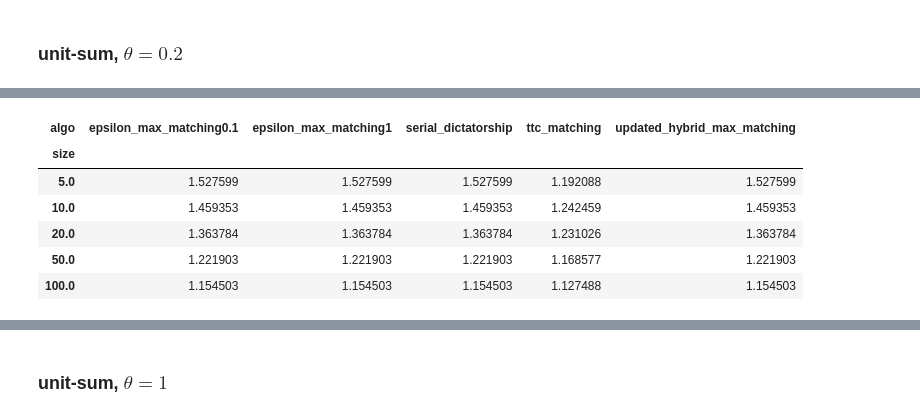
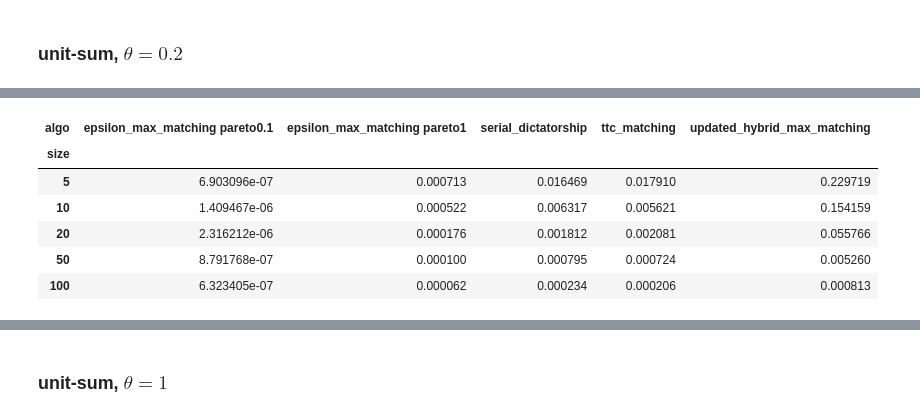
Before and after one commit to LEFTA98/DistortionSim, a Jupyter notebook: ijcai data analysis.ipynb, the cells around one changed output, grey strips where cells are left out. Cells and saved outputs as stored; diff of their text form; code cells hidden in the pictures.

Commit message:
added finalized experiments for ijcai

```diff
--- a/ijcai data analysis.ipynb
+++ b/ijcai data analysis.ipynb
@@ -7,7 +7,7 @@ import matplotlib.pyplot as plt
 # %% [markdown]
 ## Step 0: Data verification
 # %%
-path = "C:/Users/sqshy/Desktop/University/Fifth Year/research/DistortionSim/ijcaidata/theta0.2unitrange.csv"
+path = "C:/Users/sqshy/Desktop/University/Fifth Year/research/DistortionSim/ijcaidata/theta5unitsum.csv"
 test_df = pd.read_csv(path)
 test_df = test_df.drop(columns=['Unnamed: 0','id'])
 test_df
@@ -84,7 +71,7 @@ test_df[(test_df['algo']=='epsilon_max_matching pareto0.1') & (test_df['distorti
 ## Step 1: Data collection
 # %%
 path = "C:/Users/sqshy/Desktop/University/Fifth Year/research/DistortionSim/ijcaidata"
-data_files = [path+"/"+item for item in os.listdir(path) if 'instances' not in item]
+data_files = [path+"/"+item for item in os.listdir(path) if 'instances' not in item and 'fair' not in item and 'max' not in item]
 
 data_files
 # %% [output]
@@ -132,7 +108,7 @@ for item in data_files:
 
 df = pd.concat(df_list)
 df.index = list(range(len(df)))
-df = df.drop(columns=['Unnamed: 0', '0','id'])
+df = df.drop(columns=['Unnamed: 0','id'])
 df = df[~pd.isna(df['val_index'])]
 df
 # %% [output]
@@ -306,12 +305,12 @@ print(set(curr['algo']))
 # %%
-curr_df = curr[curr['algo'].isin(['ttc_matching','serial_dictatorship','epsilon_max_matching1','epsilon_max_matching0.1','updated_hybrid_max_matching'])]
-curr_df = curr_df.pivot(index='size', columns = 'algo', values='distortion')
-curr_df
+curr = df_var[(df_var['valuation']=='theta0.2unitsum')]
+curr = curr.pivot(index='size', columns = 'algo', values='distortion')
+curr
 # %% [output]
-| algo | epsilon_max_matching0.1 | epsilon_max_matching1 | serial_dictatorship | ttc_matching | updated_hybrid_max_matching |
+| algo | epsilon_max_matching pareto0.1 | epsilon_max_matching pareto1 | serial_dictatorship | ttc_matching | updated_hybrid_max_matching |
 | size |  |  |  |  |  |
-| 5.0 | 1.527599 | 1.527599 | 1.527599 | 1.192088 | 1.527599 |
-| 10.0 | 1.459353 | 1.459353 | 1.459353 | 1.242459 | 1.459353 |
-| 20.0 | 1.363784 | 1.363784 | 1.363784 | 1.231026 | 1.363784 |
-| 50.0 | 1.221903 | 1.221903 | 1.221903 | 1.168577 | 1.221903 |
-| 100.0 | 1.154503 | 1.154503 | 1.154503 | 1.127488 | 1.154503 |
+| 5 | 6.903096e-07 | 0.000713 | 0.016469 | 0.017910 | 0.229719 |
+| 10 | 1.409467e-06 | 0.000522 | 0.006317 | 0.005621 | 0.154159 |
+| 20 | 2.316212e-06 | 0.000176 | 0.001812 | 0.002081 | 0.055766 |
+| 50 | 8.791768e-07 | 0.000100 | 0.000795 | 0.000724 | 0.005260 |
+| 100 | 6.323405e-07 | 0.000062 | 0.000234 | 0.000206 | 0.000813 |
```
Also changed, not shown: parts of 66 cells of this notebook, 13 other files.
